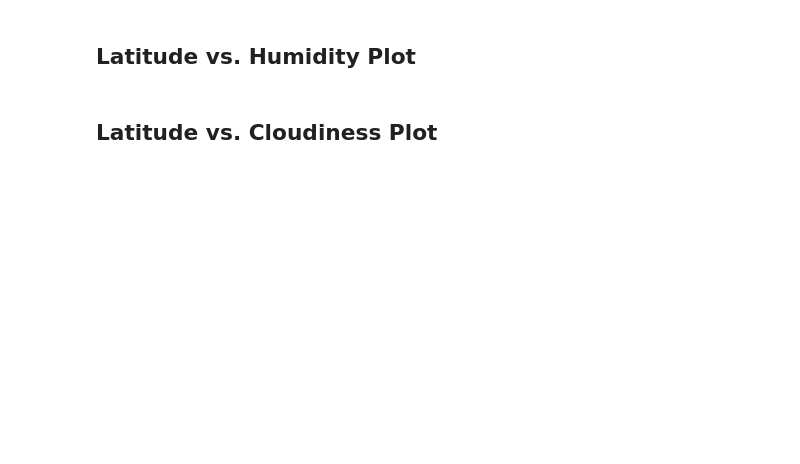
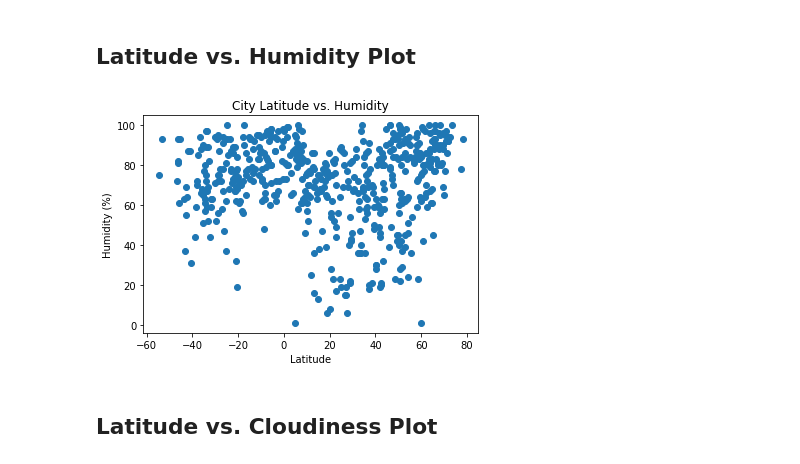
Before and after one commit to RSGDATA/City-weather-analysis, a Jupyter notebook: WeatherPy/WeatherPy.ipynb, the cells around one changed output. Drawn from its saved outputs; the diff is of its cells as text; code cells hidden in the pictures; blank space fills up the shorter version.

```diff
--- a/WeatherPy/WeatherPy.ipynb
+++ b/WeatherPy/WeatherPy.ipynb
@@ -192,4 +226,12 @@ Skip this step if there are no cities that have humidity > 100%.
 # %% [markdown]
 ## Latitude vs. Humidity Plot
+# %%
+plt.scatter(city_df["Latitude"],city_df["Humidity"])
+plt.ylabel('Humidity (%)')
+plt.xlabel('Latitude')
+plt.title('City Latitude vs. Humidity')
+plt.show()
+# %% [output]
+[figure, added]
 # %% [markdown]
 ## Latitude vs. Cloudiness Plot
```
Also changed, not shown: parts of 15 cells of this notebook, 4 other files.
